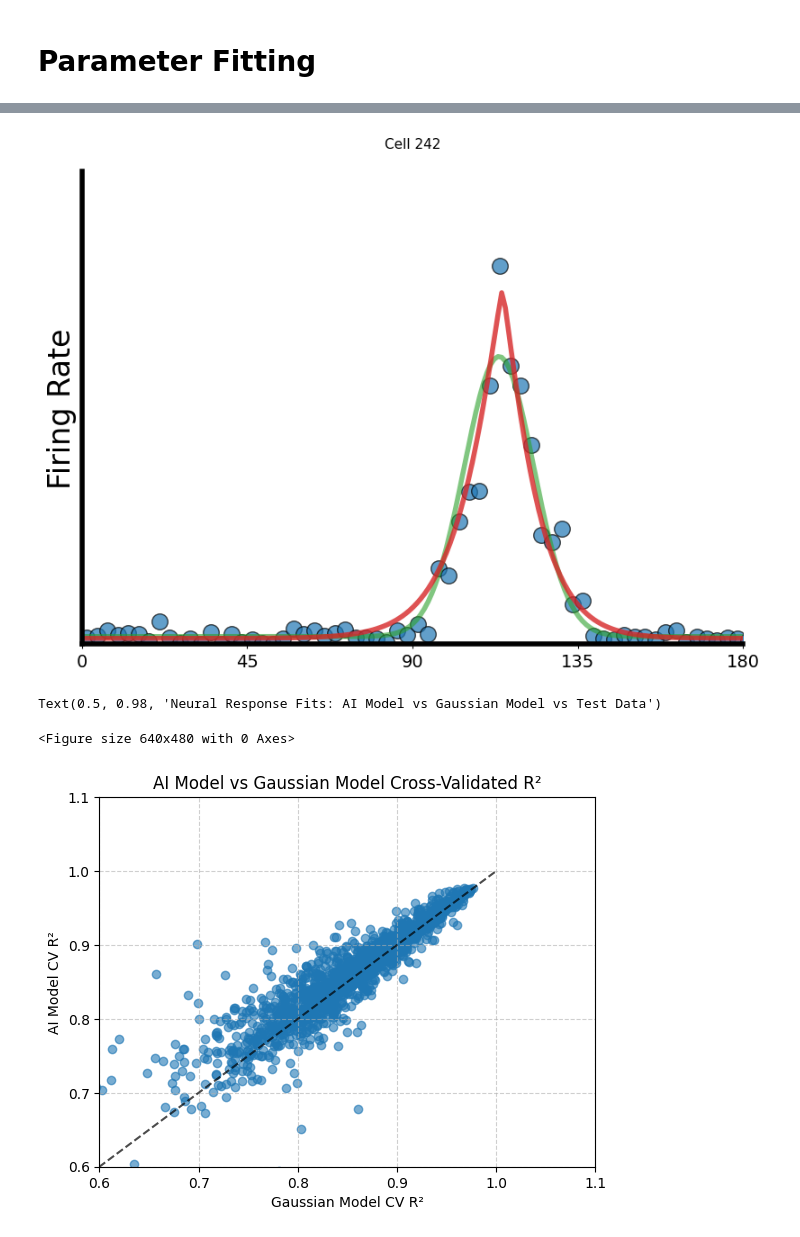
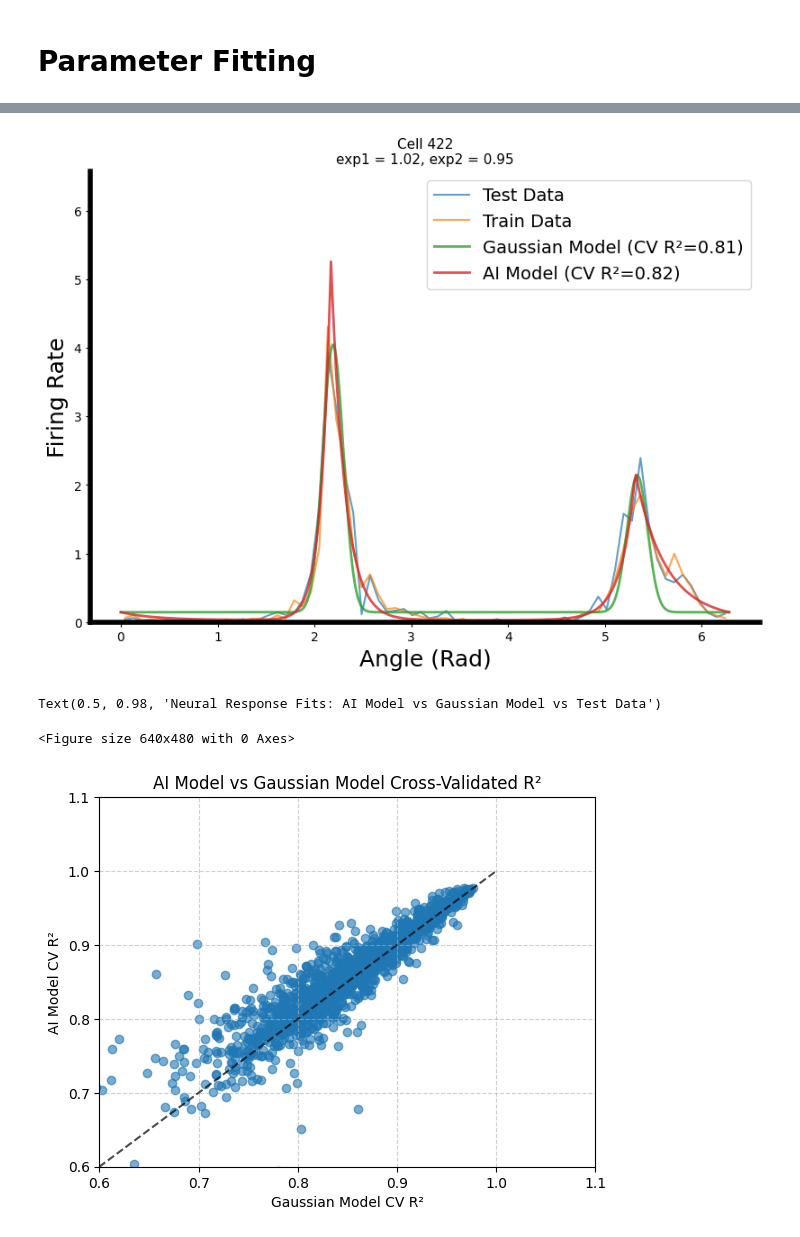
Before and after one commit to reillytilbury/EDGAR, a Jupyter notebook: figures/1A_tuning_curves.ipynb, the cells around one changed output, grey strips where cells are left out. Cells and saved outputs as stored; diff of their text form; code cells hidden in the pictures.

```diff
--- a/figures/1A_tuning_curves.ipynb
+++ b/figures/1A_tuning_curves.ipynb
@@ -379,10 +401,18 @@ def parameter_estimator_single(stimuli, spike_counts):
 # %%
 data_dict = {'stringer_1': {'read_dir': '/home/reilly/Downloads/8279387/gratings_drifting_GT1_2019_04_12_1.npy',
                           'save_dir': '/home/reilly/Desktop/ai_scientist_paper/cvpca_data/stringer1/'},
+            'stringer_1_static': {'read_dir': '/home/reilly/Downloads/8279387/gratings_static_GT1_2019_04_17_1.npy',
+                                 'save_dir': '/home/reilly/Desktop/ai_scientist_paper/cvpca_data/stringer1_static/'},
             'stringer_2': {'read_dir': '/home/reilly/Downloads/8279387/gratings_drifting_GT2_2019_04_05_1.npy',
                           'save_dir': '/home/reilly/Desktop/ai_scientist_paper/cvpca_data/stringer2/'},
+            'stringer_2_static': {'read_dir': '/home/reilly/Downloads/8279387/gratings_static_GT2_2019_04_17_1.npy',
+                                 'save_dir': '/home/reilly/Desktop/ai_scientist_paper/cvpca_data/stringer2_static/'},
             'stringer_3': {'read_dir': '/home/reilly/Downloads/8279387/gratings_drifting_GT3_2019_04_05_1.npy',
                           'save_dir': '/home/reilly/Desktop/ai_scientist_paper/cvpca_data/stringer3/'},
+            'stringer_3_static': {'read_dir': '/home/reilly/Downloads/8279387/gratings_static_GT3_2019_04_17_1.npy',
+                                 'save_dir': '/home/reilly/Desktop/ai_scientist_paper/cvpca_data/stringer3_static/'},
+            'stringer_static_monocular': {'read_dir': '/home/reilly/Downloads/8279387/gratings_static_TX38_2019_05_02_2.npy',
+                                         'save_dir': '/home/reilly/Desktop/ai_scientist_paper/cvpca_data/stringer_static_monocular/'},
             'stringer_random_phase': {'read_dir': '/home/reilly/Downloads/8279387/static_sin_rand_TX34_2019_10_21_1.npy',
                                      'save_dir': '/home/reilly/Desktop/ai_scientist_paper/cvpca_data/stringer_random_phase/'},
             'jacob_bz16': {'read_dir': [['/home/reilly/Desktop/jacob data/bz16/BZ016_2025-06-24_1_dspikes.npy'],
@@ -397,13 +427,14 @@ data_dict = {'stringer_1': {'read_dir': '/home/reilly/Downloads/8279387/gratings
                            'save_dir': '/home/reilly/Desktop/ai_scientist_paper/cvpca_data/jacob_bz15/'},
             'ali': {'read_dir': ['/home/reilly/Desktop/ali data/stim_sequence.npy','/home/reilly/Desktop/ali data/stim_resps.npy'],
                     'save_dir': '/home/reilly/Desktop/ai_scientist_paper/cvpca_data/ali/'}}
-dataset_name = 'stringer_1'
+dataset_name = 'stringer_2_static'
 response, angles = utils.load_data(data_dir = data_dict[dataset_name]['read_dir'],
                                    data_type=dataset_name.split('_')[0],
                                    conc_thresh=0.4,
                                    activity_thresh=0,
                                    signal_fraction_thresh=0.9,
                                    n_bins=256, min_repeats=6,
+                                   n_pcs=0,
                                    shuffle=True)
 
 signal_fractions = utils.unbiased_signal_fraction(response)[0]
@@ -414,7 +445,7 @@ Selected 1603 / 5191 cells with signal fraction > 0.9.
 # choose 9 random cells to plot fits for
 n_cells = response.shape[1]
 random_cells = np.random.choice(n_cells, size=9, replace=False)
-n_bins = 128  # Number of bins for binned means
+n_bins = 72  # Number of bins for binned means
 bin_edges = np.linspace(0, 2 * np.pi, n_bins + 1)
 bin_centers = (bin_edges[:-1] + bin_edges[1:]) / 2
 
@@ -661,12 +757,13 @@ Number of cells with well-separated peaks: 39 out of 1603
 # %%
 # Specify the cell number to plot
-cell_no = np.random.choice(good_cells)
+cell_no = np.random.choice(n_cells)
+# cell_no = 317
 # cell_no = 716
 # cell_no = 1051
 # cell_no = np.random.choice(peaky_cells)
 # cell_no = np.random.choice(good_cells)
 
-n_bins_plot = 128
+n_bins_plot = 72
 bin_edges = np.linspace(0, 2 * np.pi, n_bins_plot + 1)
 bin_centres = (bin_edges[:-1] + bin_edges[1:]) / 2
 
@@ -682,59 +779,63 @@ angle_masks = [(angles >= bin_edges[j]) & (angles <= bin_edges[j + 1]) for j in
 binned_means_test = np.array([R_test[cell_no][angle_masks[j]].mean() for j in range(n_bins_plot)])
 binned_means_train = np.array([R_train[cell_no][angle_masks[j]].mean() for j in range(n_bins_plot)])
 # Plot test data
-ax.scatter(
+ax.plot(
     bin_centres, binned_means_test,
     label='Test Data', color='tab:blue',
-    s=160, alpha=0.7, edgecolors='k'
+    alpha=0.7
 )
-# ax.scatter(
-#     bin_centres, binned_means_train,
-#     label='Train Data', color='tab:orange',
-#     s=80, alpha=0.7, edgecolors='k'
-# )
+ax.plot(
+    bin_centres, binned_means_train,
+    label='Train Data', color='tab:orange',
+    alpha=0.7
+)
 
 # Plot Gaussian model prediction
 ax.plot(
     angles_eval, pred_gauss,
-    # label=rf'Gaussian Model (CV R²={r2_gauss[cell_no]:.2f})',
-    color='tab:green', linewidth=4, alpha=0.6, linestyle='-'
+    label=rf'Gaussian Model (CV R²={r2_gauss[cell_no]:.2f})',
+    color='tab:green',
+    linewidth=2,
+    alpha=0.8,
 )
 
 # Plot AI model prediction
 ax.plot(
     angles_eval, pred,
-    # label=rf'AI Model (CV R²={r2_ai[cell_no]:.2f})',
-    color='tab:red', linewidth=4, alpha=0.8
+    label=rf'AI Model (CV R²={r2_ai[cell_no]:.2f})',
+    color='tab:red',
+    linewidth=2,
+    alpha=0.8
 )
 
 # Axis labels and formatting
-# ax.set_xlabel('Angle (°)', fontsize=24)
-ax.set_ylabel('Firing Rate', fontsize=24)
-ax.set_xticks(np.linspace(0, np.pi, 5))
-ax.set_xticklabels([f"{int(np.degrees(angle))}" for angle in np.linspace(0, np.pi, 5)], fontsize=14)
+ax.set_xlabel('Angle (Rad)', fontsize=18)
+ax.set_ylabel('Firing Rate', fontsize=18)
+# ax.set_xticks(np.linspace(0, np.pi, 5))
+# ax.set_xticklabels([f"{int(np.degrees(angle))}" for angle in np.linspace(0, np.pi, 5)], fontsize=14)
 ax.set_ylim(0, max(binned_means_test.max() * 1.25, pred.max() * 1.25))
-ax.set_xlim(0, np.pi)
-ax.grid(False)
-ax.set_yticks([])
-# ax.legend(fontsize=14, loc='upper right')
+# ax.set_xlim(0, np.pi)
+# ax.grid(False)
+# ax.set_yticks([])
+ax.legend(fontsize=14)
 # remove top and right spines
 ax.spines['top'].set_visible(False)
 ax.spines['right'].set_visible(False)
 # make left and bottom spines thicker
 ax.spines['left'].set_linewidth(4)
 ax.spines['bottom'].set_linewidth(4)
 
 # Title with key cell info
 ax.set_title(
-    f'Cell {cell_no}\n',
-    # f'signal_frac = {signal_fractions[cell_no]:.2f}, '
-    # f'exp1 = {params[cell_no, 5]:.2f}, exp2 = {params[cell_no, 10]:.2f}',
+    f'Cell {cell_no}\n'
+    # f'signal_frac = {signal_fractions[cell_no]:.2f}, ',
+    f'exp1 = {params[cell_no, 5]:.2f}, exp2 = {params[cell_no, 10]:.2f}',
     # f'exp = {params_double[cell_no, 5]:.2f}',
     fontsize=11
 )
 plt.show()
 plt.suptitle("Neural Response Fits: AI Model vs Gaussian Model vs Test Data", fontsize=14, weight='bold')
 # %% [output]
-[figure, old version]
+[figure, new version]
 Text(0.5, 0.98, 'Neural Response Fits: AI Model vs Gaussian Model vs Test Data')
 <Figure size 640x480 with 0 Axes>
```
Also changed, not shown: parts of 14 cells of this notebook, 1 other file.
